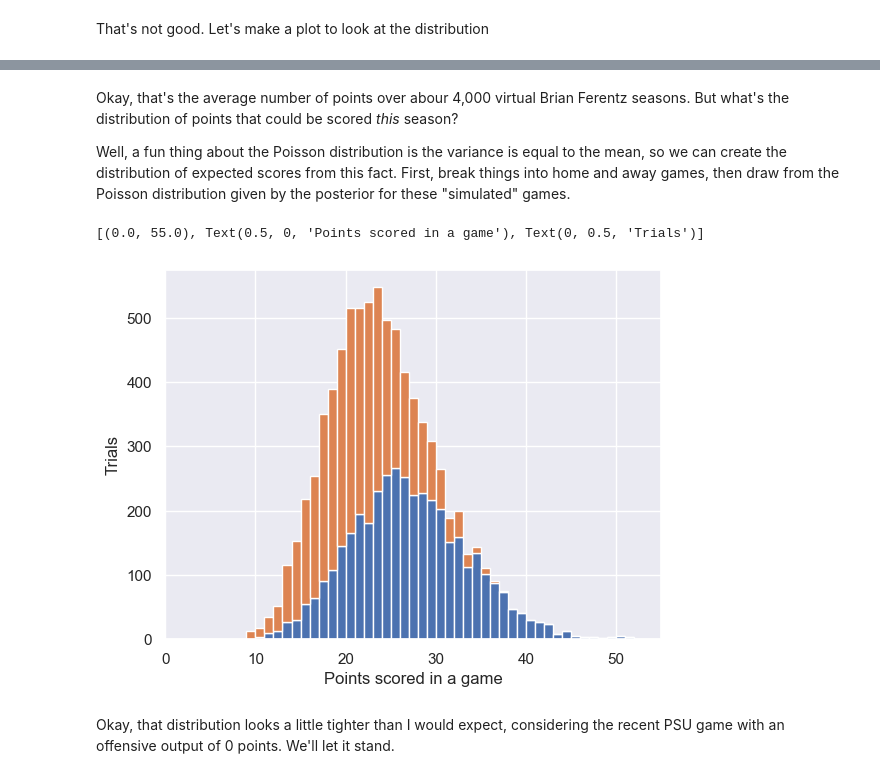
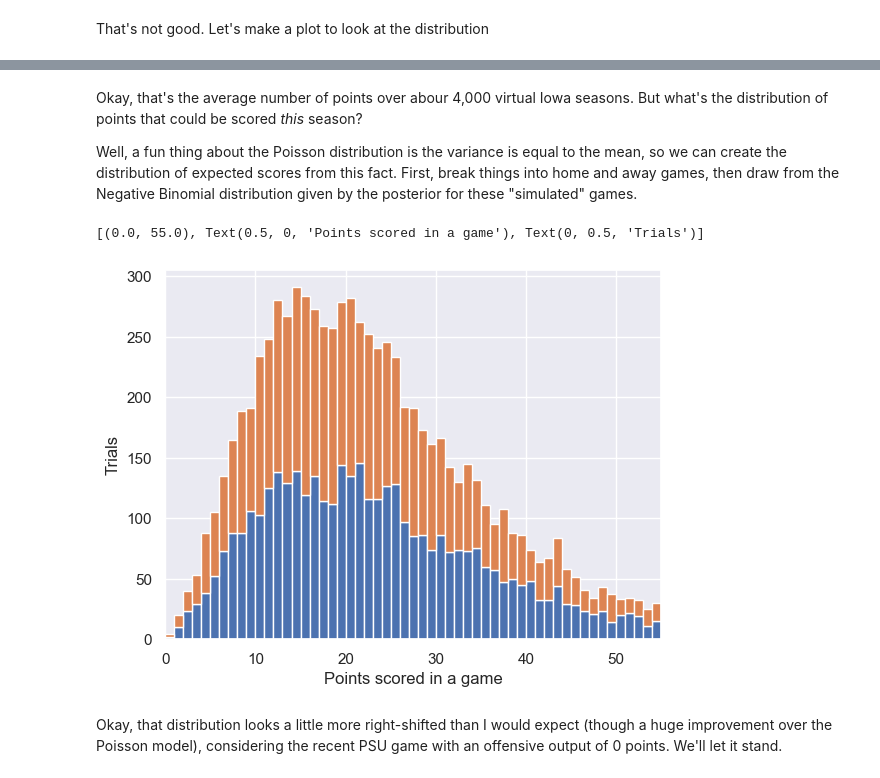
Before and after one commit to frank1010111/iowa-scoring, a Jupyter notebook: notebooks/analyze.ipynb, the cells around one changed output, grey strips where cells are left out. Cells and saved outputs as stored; diff of their text form; code cells hidden in the pictures.

```diff
--- a/notebooks/analyze.ipynb
+++ b/notebooks/analyze.ipynb
@@ -114,0 +160,5 @@ plt.tight_layout()
+# %%
+with model:
+    idata.extend(pm.sample())
+az.plot_trace(idata)
+plt.tight_layout()
@@ -209,30 +281,44 @@ g.set(
 # %% [markdown]
-Okay, that's the average number of points over abour 4,000 virtual Brian Ferentz seasons. But what's the distribution of points that could be scored _this_ season?
+Okay, that's the average number of points over abour 4,000 virtual Iowa seasons. But what's the distribution of points that could be scored _this_ season?
 
-Well, a fun thing about the Poisson distribution is the variance is equal to the mean, so we can create the distribution of expected scores from this fact. First, break things into home and away games, then draw from the Poisson distribution given by the posterior for these "simulated" games.
+Well, a fun thing about the Poisson distribution is the variance is equal to the mean, so we can create the distribution of expected scores from this fact. First, break things into home and away games, then draw from the Negative Binomial distribution given by the posterior for these "simulated" games.
 # %%
-p = points.posterior
+p = idata.posterior
 
 posterior_2023_points_home = np.exp(
     (p["Intercept"] + p["conference_game"] + p["Home_game"]).data.ravel()
 )
 posterior_2023_points_away = np.exp(
     (p["Intercept"] + p["conference_game"]).data.ravel()
 )
+alpha = p["Gamma_Intercept"].data.ravel()
+
+
+def neg_binom_p(mu, alpha):
+    """Calculate p to switch from the PyMC parameterization to the numpy one.
+
+    See <https://www.pymc.io/projects/docs/en/stable/api/distributions/generated/pymc.NegativeBinomial.html>
+    """
+    return alpha / (mu + alpha)
+
 
 # And another sampling:
-points_distributed_home = np.random.poisson(posterior_2023_points_home)
-points_distributed_away = np.random.poisson(posterior_2023_points_away)
+points_distributed_home = np.random.negative_binomial(
+    p=neg_binom_p(posterior_2023_points_home, alpha), n=alpha
+)
+points_distributed_away = np.random.negative_binomial(
+    p=neg_binom_p(posterior_2023_points_away, alpha), n=alpha
+)
 
 fig, ax = plt.subplots()
 ax.hist(
     [points_distributed_home, points_distributed_away],
     bins=np.arange(0, 56, 1),
     histtype="barstacked",
 )
 ax.set(xlim=(0, 55), xlabel="Points scored in a game", ylabel="Trials")
 # %% [output]
 [(0.0, 55.0), Text(0.5, 0, 'Points scored in a game'), Text(0, 0.5, 'Trials')]
-[figure, old version]
+[figure, new version]
 # %% [markdown]
-Okay, that distribution looks a little tighter than I would expect, considering the recent PSU game with an offensive output of 0 points. We'll let it stand.
+Okay, that distribution looks a little more right-shifted than I would expect (though a huge improvement over the Poisson model), considering the recent PSU game with an offensive output of 0 points. We'll let it stand.
```
Also changed, not shown: parts of 20 cells of this notebook.
